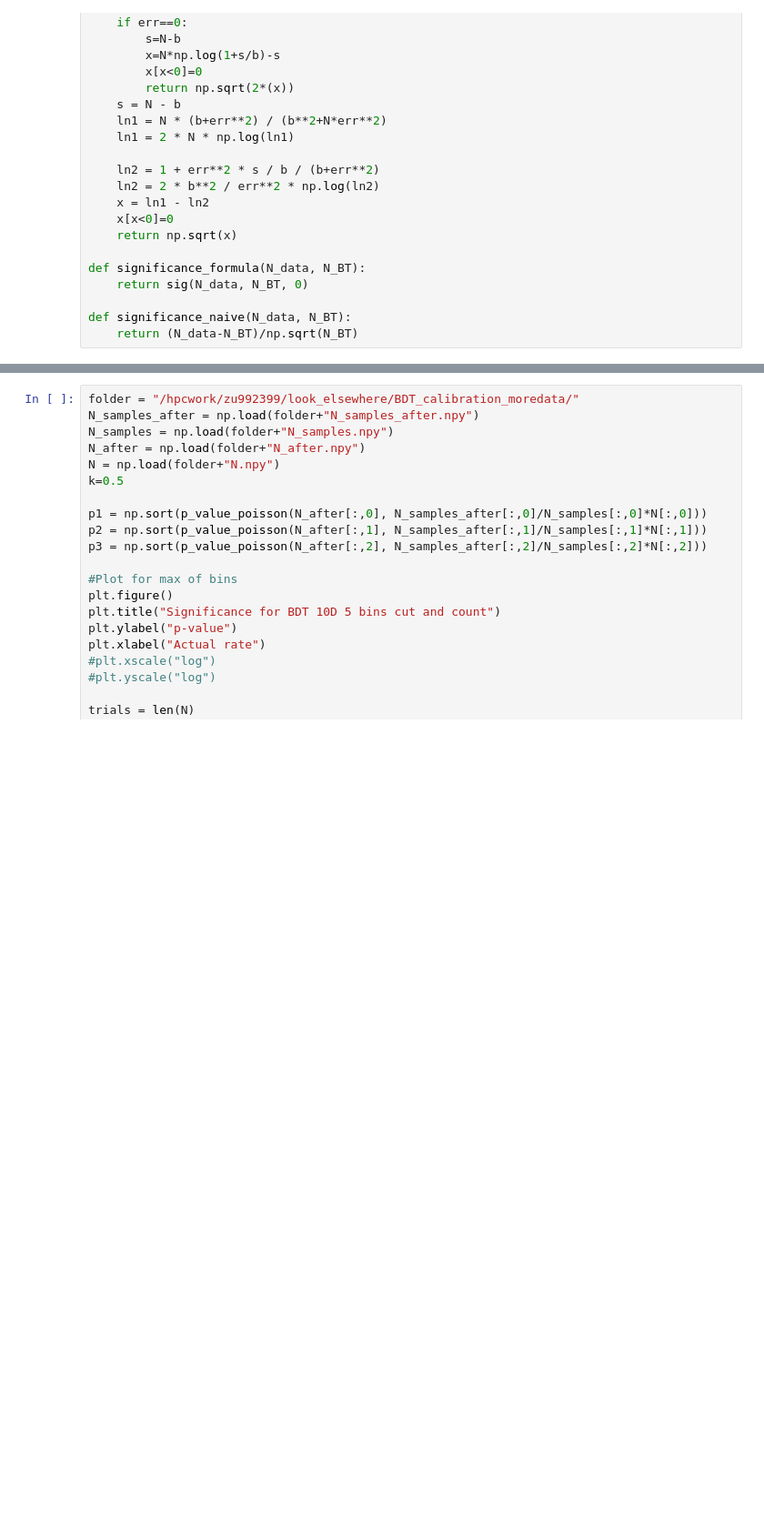
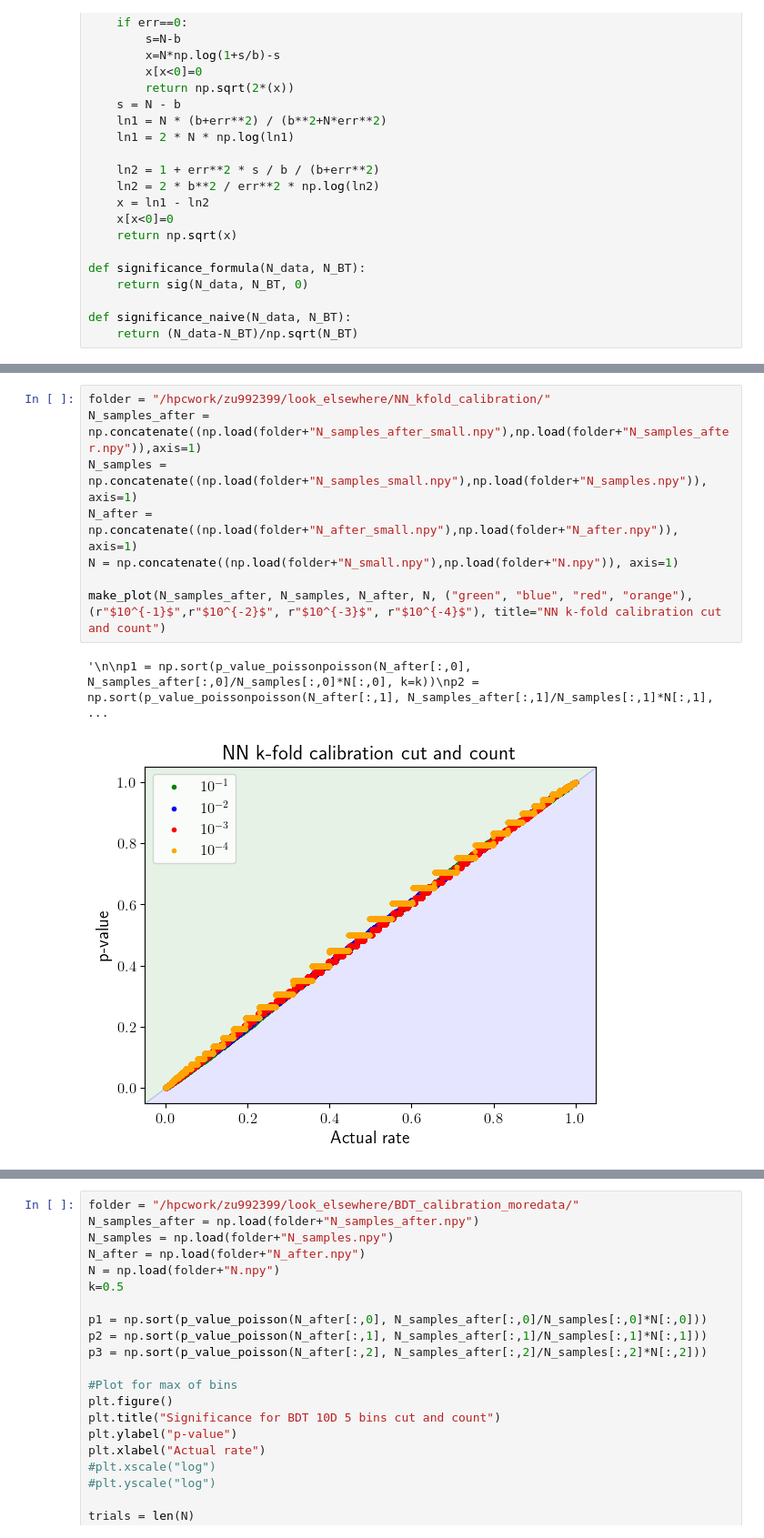
Before and after one commit to mariehein/look_everywhere_in_AD, a Jupyter notebook: NN_calibration.ipynb, the cells around one changed output, grey strips where cells are left out. Shown at 91% size. Drawn from its saved outputs; the diff is of its cells as text; blank space fills up the shorter version.

```diff
--- a/NN_calibration.ipynb
+++ b/NN_calibration.ipynb
@@ -577,0 +181,11 @@ plt.savefig("plots/BDT_test.png")
+# %%
+folder = "/hpcwork/zu992399/look_elsewhere/NN_kfold_calibration/"
+N_samples_after = np.concatenate((np.load(folder+"N_samples_after_small.npy"),np.load(folder+"N_samples_after.npy")),axis=1)
+N_samples = np.concatenate((np.load(folder+"N_samples_small.npy"),np.load(folder+"N_samples.npy")), axis=1)
+N_after = np.concatenate((np.load(folder+"N_after_small.npy"),np.load(folder+"N_after.npy")), axis=1)
+N = np.concatenate((np.load(folder+"N_small.npy"),np.load(folder+"N.npy")), axis=1)
+
+make_plot(N_samples_after, N_samples, N_after, N, ("green", "blue", "red", "orange"), (r"$10^{-1}$",r"$10^{-2}$", r"$10^{-3}$", r"$10^{-4}$"), title="NN k-fold calibration cut and count")
+# %% [output]
+'\n\np1 = np.sort(p_value_poissonpoisson(N_after[:,0], N_samples_after[:,0]/N_samples[:,0]*N[:,0], k=k))\np2 = np.sort(p_value_poissonpoisson(N_after[:,1], N_samples_after[:,1]/N_samples[:,1]*N[:,1],  ...
+[figure, added]
```
Also changed, not shown: parts of 22 cells of this notebook, 14 other files.
